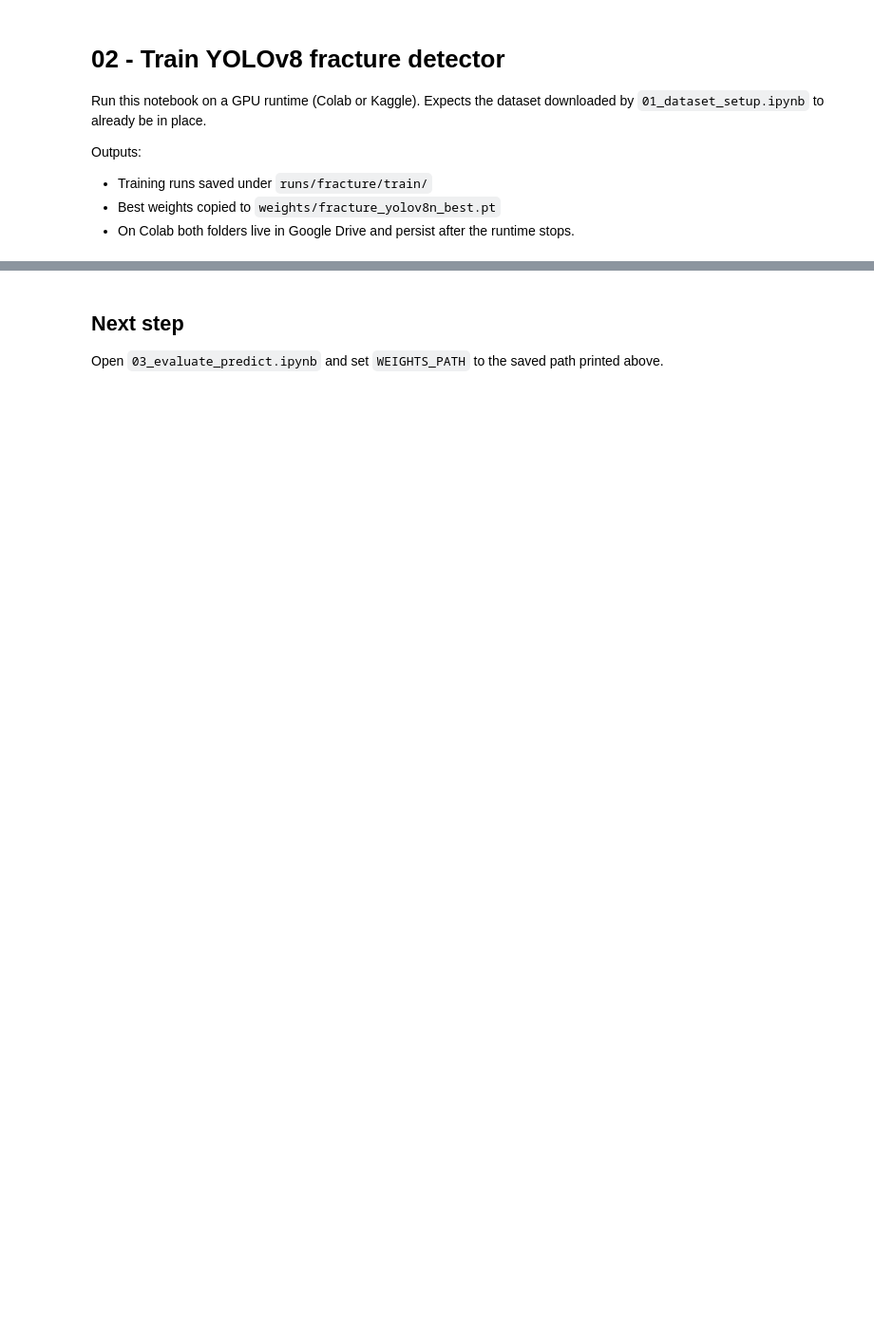
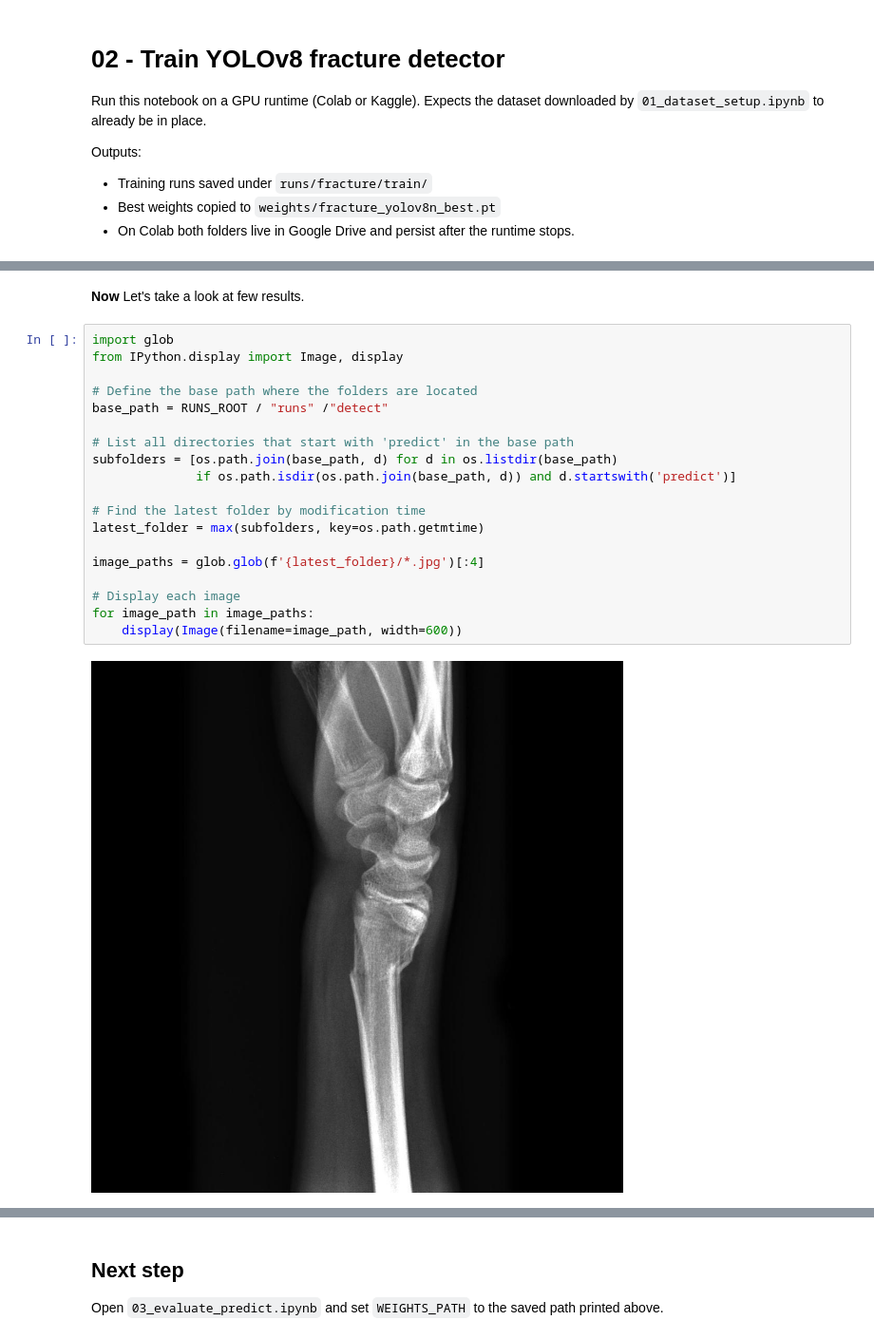
Before and after one commit to Inaolol/bonefracture, a Jupyter notebook: notebooks/02_train_yolov8_fracture.ipynb, the cells around one changed output, grey strips where cells are left out. Shown at 95% size. Cells and saved outputs as stored; diff of their text form; blank space fills up the shorter version.

```diff
--- a/notebooks/02_train_yolov8_fracture.ipynb
+++ b/notebooks/02_train_yolov8_fracture.ipynb
@@ -83,0 +217,23 @@ print(f"Saved persistent weights to: {final_weight}")
+# %% [markdown]
+**Now** Let's take a look at few results.
+# %%
+import glob
+from IPython.display import Image, display
+
+# Define the base path where the folders are located
+base_path = RUNS_ROOT / "runs" /"detect"
+
+# List all directories that start with 'predict' in the base path
+subfolders = [os.path.join(base_path, d) for d in os.listdir(base_path)
+              if os.path.isdir(os.path.join(base_path, d)) and d.startswith('predict')]
+
+# Find the latest folder by modification time
+latest_folder = max(subfolders, key=os.path.getmtime)
+
+image_paths = glob.glob(f'{latest_folder}/*.jpg')[:4]
+
+# Display each image
+for image_path in image_paths:
+    display(Image(filename=image_path, width=600))
+# %% [output]
+[figure, added]
```
Also changed, not shown: parts of 15 cells of this notebook, 1 other file.
